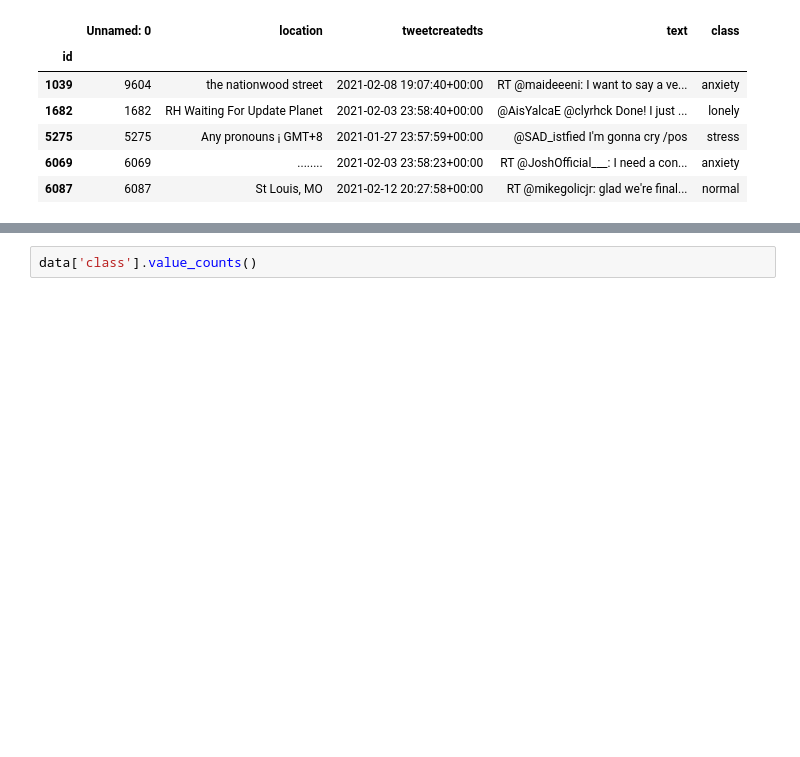
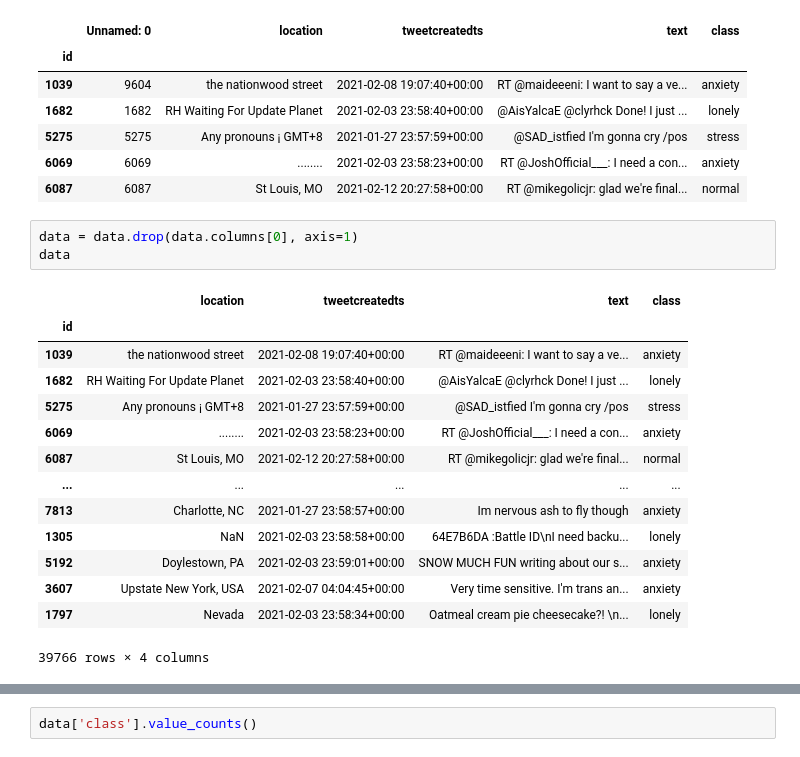
Before and after one commit to Fatmakaram97/Masters-graduation-project, a Jupyter notebook: trial 1 - English - Fatma.ipynb, the cells around one changed output, grey strips where cells are left out. Drawn from its saved outputs; the diff is of its cells as text; blank space fills up the shorter version.

```diff
--- a/trial 1 - English - Fatma.ipynb
+++ b/trial 1 - English - Fatma.ipynb
@@ -34,6 +34,24 @@ data.head()
 | 5275 | 5275 | Any pronouns ¡ GMT+8 | 2021-01-27 23:57:59+00:00 | @SAD_istfied I'm gonna cry /pos | stress |
 | 6069 | 6069 | ........ | 2021-02-03 23:58:23+00:00 | RT @JoshOfficial___: I need a con... | anxiety |
 | 6087 | 6087 | St Louis, MO | 2021-02-12 20:27:58+00:00 | RT @mikegolicjr: glad we're final... | normal |
+# %%
+data = data.drop(data.columns[0], axis=1)
+data
+# %% [output]
+|  | location | tweetcreatedts | text | class |
+| id |  |  |  |  |
+| 1039 | the nationwood street | 2021-02-08 19:07:40+00:00 | RT @maideeeni: I want to say a ve... | anxiety |
+| 1682 | RH Waiting For Update Planet | 2021-02-03 23:58:40+00:00 | @AisYalcaE @clyrhck Done! I just ... | lonely |
+| 5275 | Any pronouns ¡ GMT+8 | 2021-01-27 23:57:59+00:00 | @SAD_istfied I'm gonna cry /pos | stress |
+| 6069 | ........ | 2021-02-03 23:58:23+00:00 | RT @JoshOfficial___: I need a con... | anxiety |
+| 6087 | St Louis, MO | 2021-02-12 20:27:58+00:00 | RT @mikegolicjr: glad we're final... | normal |
+| ... | ... | ... | ... | ... |
+| 7813 | Charlotte, NC | 2021-01-27 23:58:57+00:00 | Im nervous ash to fly though | anxiety |
+| 1305 | NaN | 2021-02-03 23:58:58+00:00 | 64E7B6DA :Battle ID\nI need backu... | lonely |
+| 5192 | Doylestown, PA | 2021-02-03 23:59:01+00:00 | SNOW MUCH FUN writing about our s... | anxiety |
+| 3607 | Upstate New York, USA | 2021-02-07 04:04:45+00:00 | Very time sensitive. I'm trans an... | anxiety |
+| 1797 | Nevada | 2021-02-03 23:58:34+00:00 | Oatmeal cream pie cheesecake?! \n... | lonely |
+39766 rows × 4 columns
 # %%
 #find duplicate rows across all columns
 print('Number of the duplicated rows= ',data.duplicated().sum())
```
Also changed, not shown: parts of 12 cells of this notebook.
